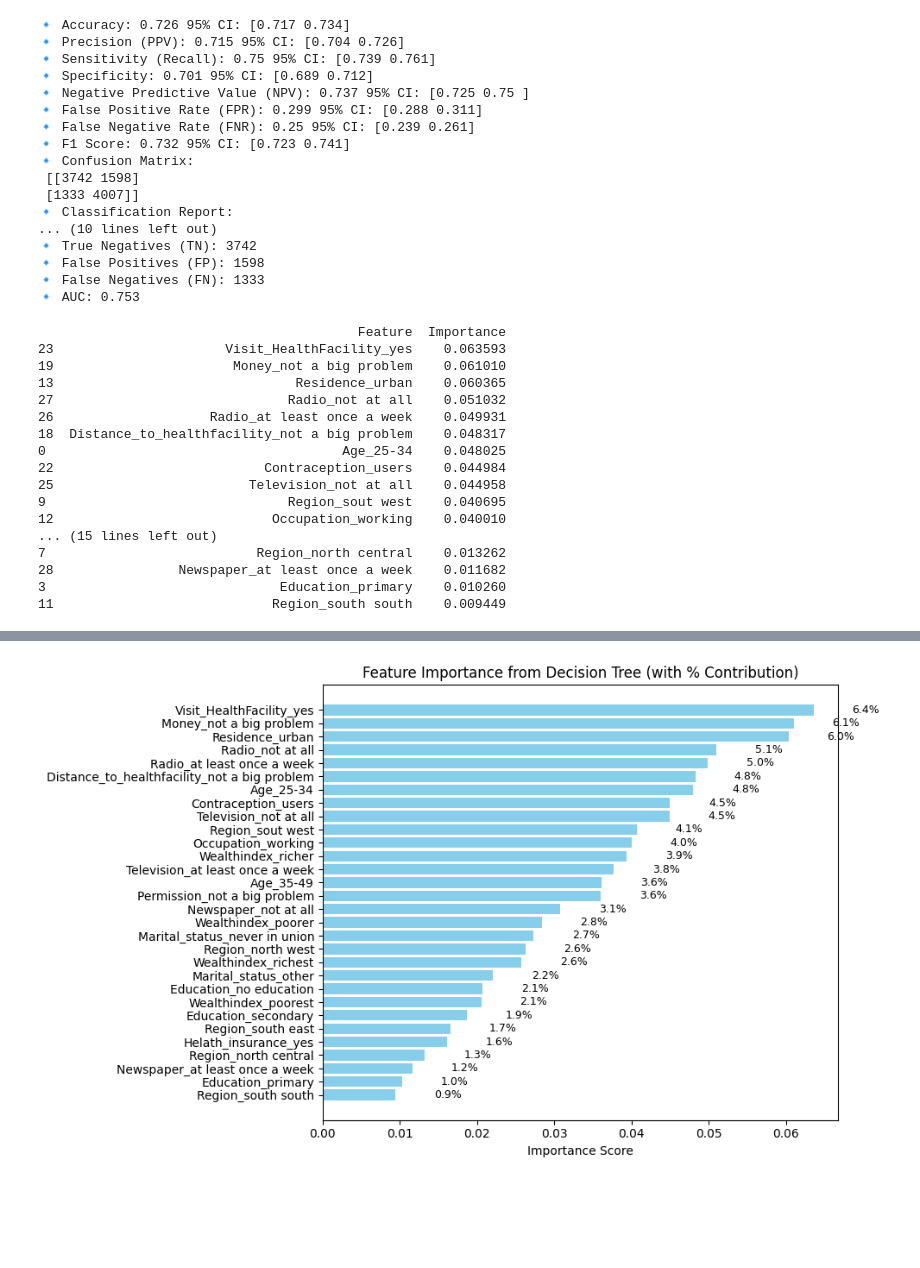
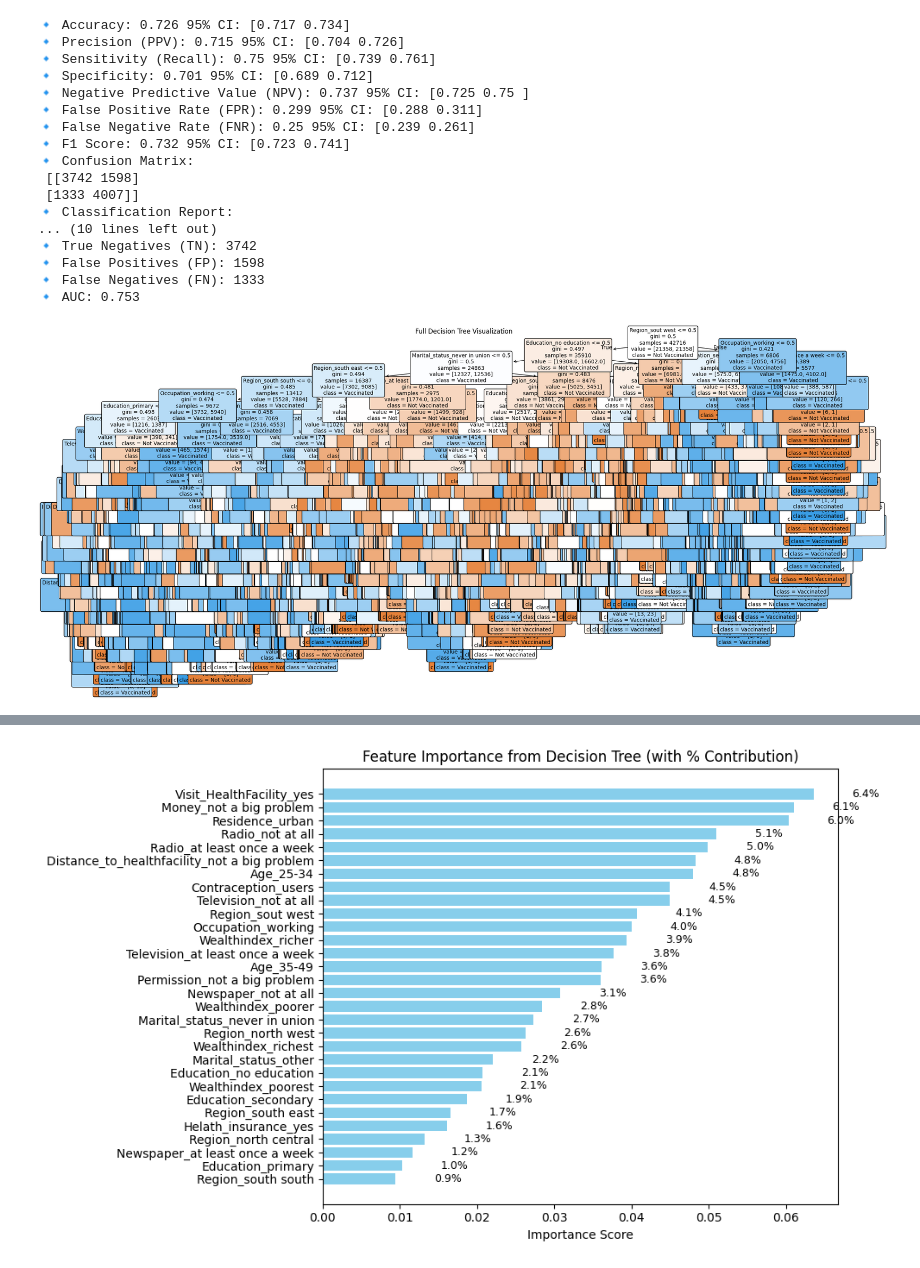
Before and after one commit to akliluhabte/Covid-19_nigeria, a Jupyter notebook: new_ml_command_COVID_19_balanced.ipynb, the cells around one changed output, grey strips where cells are left out. Saved outputs shown, nothing was run; the diff lists cells and outputs as text; code cells hidden in the pictures; blank space fills up the shorter version.

```diff
--- a/new_ml_command_COVID_19_balanced.ipynb
+++ b/new_ml_command_COVID_19_balanced.ipynb
@@ -716,28 +714,21 @@ print("🔹 AUC:", round(auc, 3))
 🔹 False Positives (FP): 1598
 🔹 False Negatives (FN): 1333
 🔹 AUC: 0.753
-# %%
-import pandas as pd
-feature_importance = pd.DataFrame({
-    'Feature': X.columns,
-    'Importance': dt_model.feature_importances_
-}).sort_values(by='Importance', ascending=False)
-print(feature_importance)
-# %% [output]
-                                         Feature  Importance
-23                      Visit_HealthFacility_yes    0.063593
-19                       Money_not a big problem    0.061010
-13                               Residence_urban    0.060365
-27                              Radio_not at all    0.051032
-26                    Radio_at least once a week    0.049931
-18  Distance_to_healthfacility_not a big problem    0.048317
-0                                      Age_25-34    0.048025
-22                           Contraception_users    0.044984
-25                         Television_not at all    0.044958
-9                               Region_sout west    0.040695
-12                            Occupation_working    0.040010
-... (15 lines left out)
-7                           Region_north central    0.013262
-28                Newspaper_at least once a week    0.011682
-3                              Education_primary    0.010260
-11                            Region_south south    0.009449
+# %%
+import matplotlib.pyplot as plt
+from sklearn.tree import plot_tree
+
+# Plot the decision tree
+plt.figure(figsize=(24, 12))  # Adjust size as needed
+plot_tree(
+    dt_model,
+    feature_names=X_train.columns,
+    class_names=['Not Vaccinated', 'Vaccinated'],  # Adjust based on your labels
+    filled=True,
+    rounded=True,
+    fontsize=10
+)
+plt.title("Full Decision Tree Visualization")
+plt.show()
+# %% [output]
+[figure, added]
```
Also changed, not shown: parts of 11 cells of this notebook.
